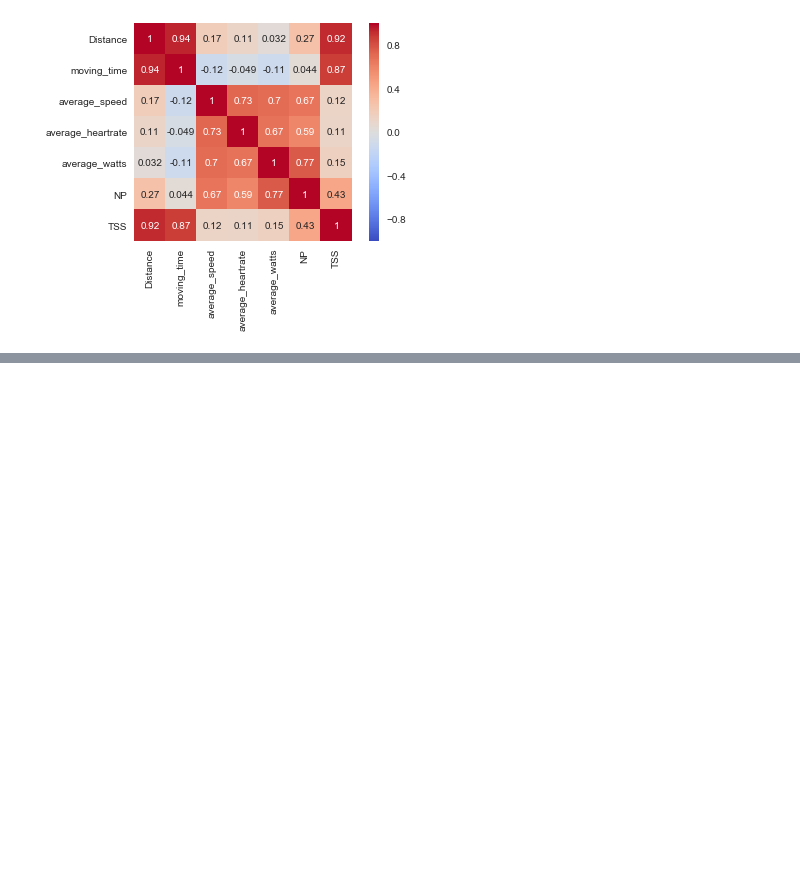
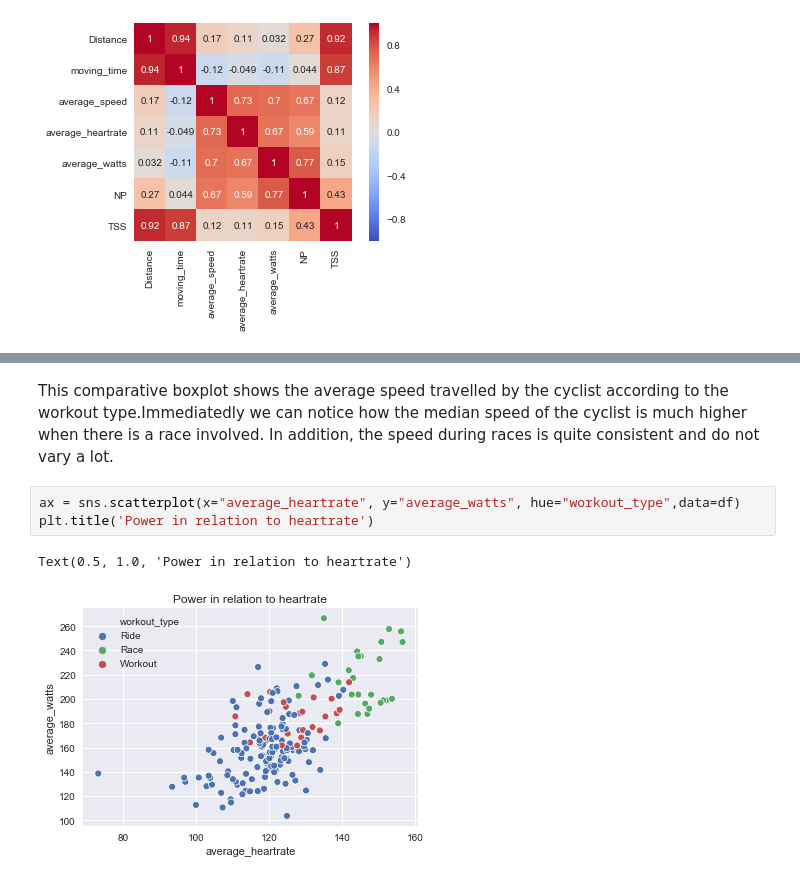
Before and after one commit to fracomp/datascience, a Jupyter notebook: Portfolio 1.ipynb, the cells around one changed output, grey strips where cells are left out. Saved outputs shown, nothing was run; the diff lists cells and outputs as text; blank space fills up the shorter version.

```diff
--- a/Portfolio 1.ipynb
+++ b/Portfolio 1.ipynb
@@ -232,0 +252,8 @@ __Note:__ once you have completed these steps you can remove this cell.  Use the
+# %% [markdown]
+This comparative boxplot shows the average speed travelled by the cyclist according to the workout type.Immediatedly we can notice how the median speed of the cyclist is much higher when there is a race involved. In addition, the speed during races is quite consistent and do not vary a lot.
+# %%
+ax = sns.scatterplot(x="average_heartrate", y="average_watts", hue="workout_type",data=df)
+plt.title('Power in relation to heartrate')
+# %% [output]
+Text(0.5, 1.0, 'Power in relation to heartrate')
+[figure, added]
```
Also changed, not shown: parts of 30 cells of this notebook.
